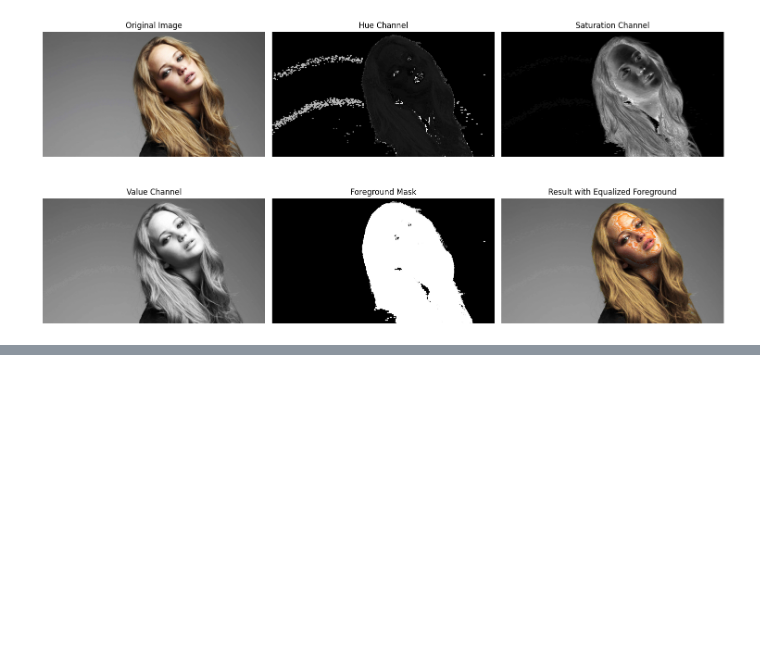
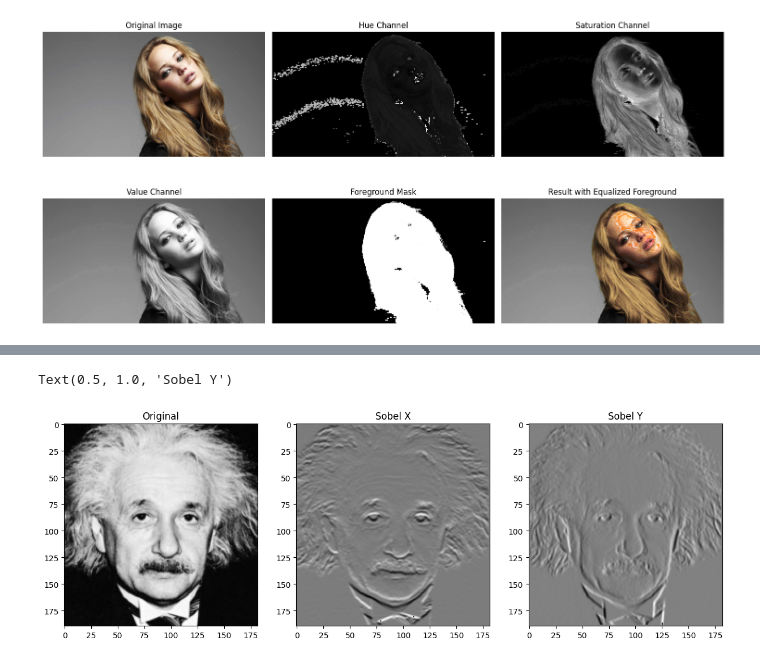
Before and after one commit to silveradium/Computer-Vision---Ranga-Sir, a Jupyter notebook: Assignment1/assignement1.ipynb, the cells around one changed output, grey strips where cells are left out. Saved outputs shown, nothing was run; the diff lists cells and outputs as text; code cells hidden in the pictures; blank space fills up the shorter version.

```diff
--- a/Assignment1/assignement1.ipynb
+++ b/Assignment1/assignement1.ipynb
@@ -367,0 +392,43 @@ plt.show()
+# %%
+import cv2 as cv
+import matplotlib.pyplot as plt
+import numpy as np
+import math
+
+def filter(image, kernel):
+    assert kernel.shape[0] % 2 == 1 and kernel.shape[1] % 2 == 1
+    k_hh, k_hw = kernel.shape[0] // 2, kernel.shape[1] // 2
+    h, w = image.shape
+    result = np.zeros((h, w), dtype=np.float32)
+
+    for m in range(k_hh, h - k_hh):
+        for n in range(k_hw, w - k_hw):
+            region = image[m-k_hh:m+k_hh+1, n-k_hw:n+k_hw+1]
+            result[m, n] = np.sum(region * kernel)
+
+    # rescale to 0–255 for display
+    result = cv.normalize(result, None, 0, 255, cv.NORM_MINMAX)
+    return result.astype(np.uint8)
+
+img = cv.imread('a1images/einstein.png', cv.IMREAD_REDUCED_GRAYSCALE_2)
+f, axarr = plt.subplots(1,3, figsize=(15, 8))
+axarr[0].imshow(img, cmap="gray")
+axarr[0].set_title('Original')
+kernel_x = np.array([[-1, -2, -1], [0, 0, 0], [1, 2, 1]], dtype='float')
+kernel_y = np.array([[-1, 0, 1], [-2, 0, 2], [-1, 0, 1]], dtype='float')
+imgx = filter(img, kernel_x)
+imgx = imgx*255.0
+imgx = imgx.astype(np.uint8)
+
+imgy = filter(img, kernel_y)
+imgy = imgy*255.0
+imgy = imgy.astype(np.uint8)
+
+axarr[1].imshow(imgx, cmap="gray")
+axarr[1].set_title('Sobel X')
+
+axarr[2].imshow(imgy, cmap="gray")
+axarr[2].set_title('Sobel Y')
+# %% [output]
+Text(0.5, 1.0, 'Sobel Y')
+[figure, added]
```
Also changed, not shown: parts of 2 cells of this notebook.
